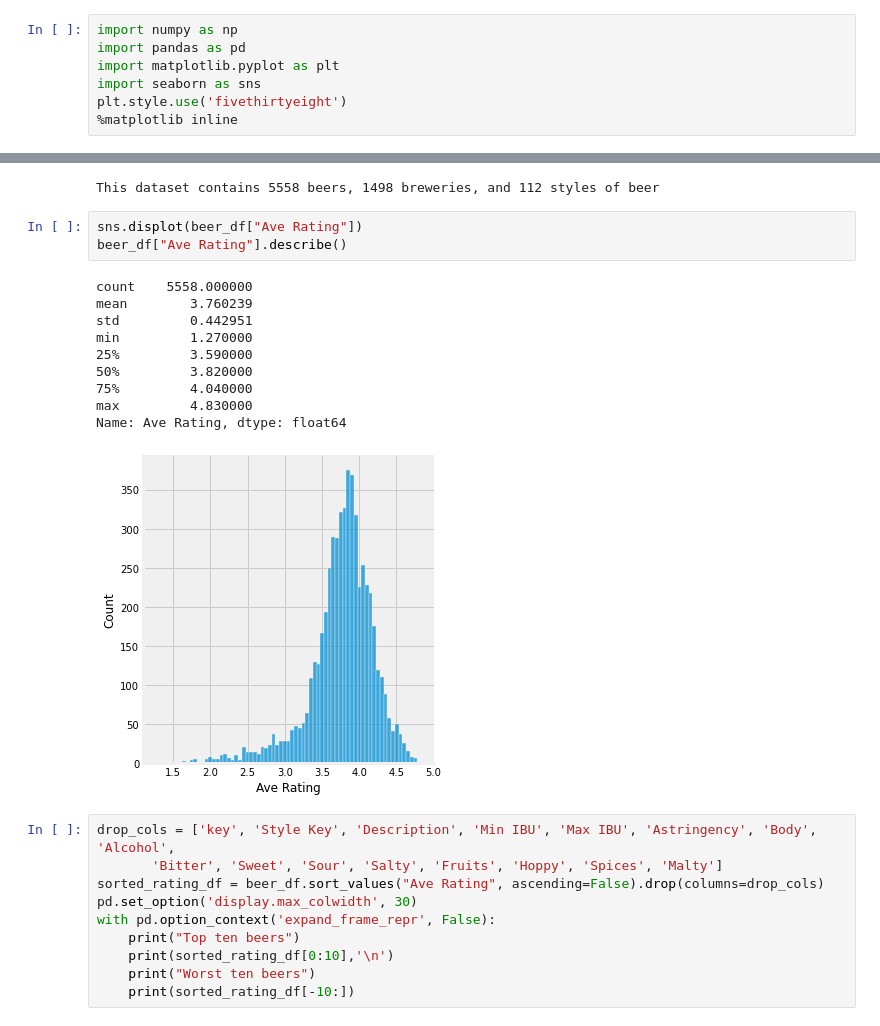
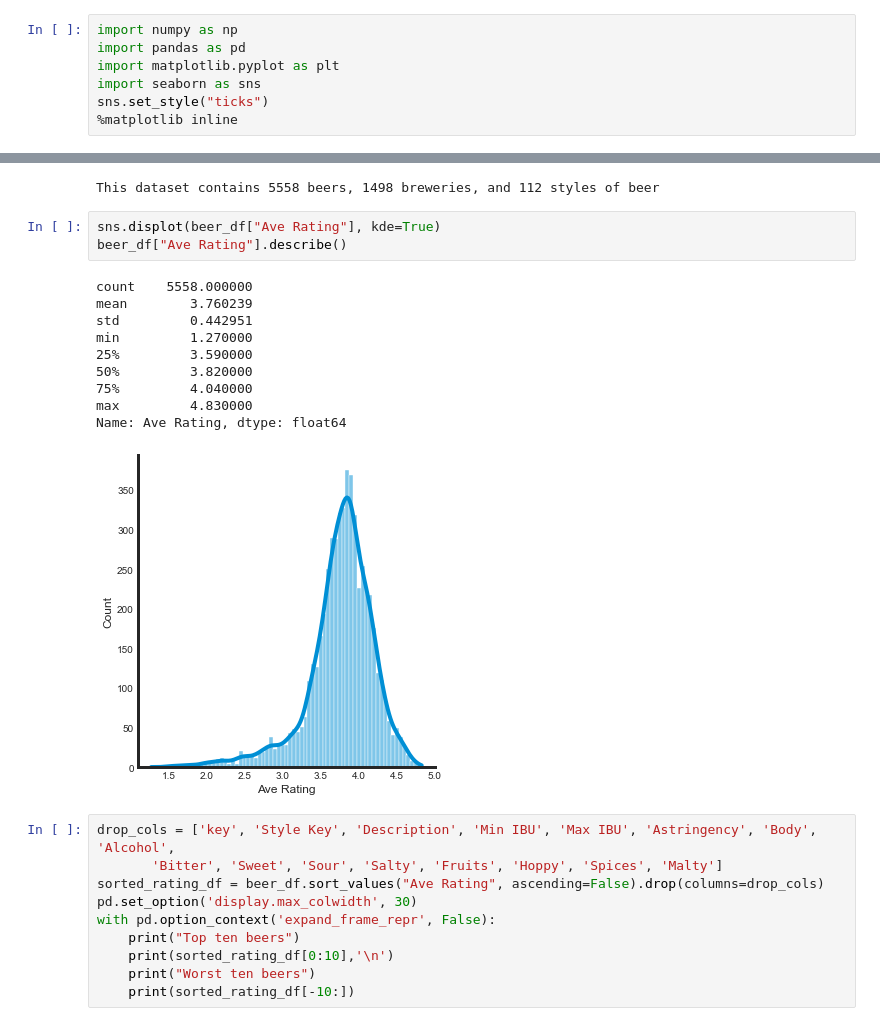
Before and after one commit to jmerali3/Beer_EDA, a Jupyter notebook: Beer_Exploration.ipynb, the cells around one changed output, grey strips where cells are left out. Cells and saved outputs as stored; diff of their text form.

Commit message:
Update plot styles

```diff
--- a/Beer_Exploration.ipynb
+++ b/Beer_Exploration.ipynb
@@ -5,7 +6,7 @@ import numpy as np
 import pandas as pd
 import matplotlib.pyplot as plt
 import seaborn as sns
-plt.style.use('fivethirtyeight')
+sns.set_style("ticks")
 %matplotlib inline
 # %%
 beer_df = pd.read_csv("beer_data_set.csv")
@@ -24,19 +25,19 @@ print(f"This dataset contains {len(beer_df)} beers, {num_brewery} breweries, and
 # %% [output]
 This dataset contains 5558 beers, 1498 breweries, and 112 styles of beer
 # %%
-sns.displot(beer_df["Ave Rating"])
+sns.displot(beer_df["Ave Rating"], kde=True)
 beer_df["Ave Rating"].describe()
 # %% [output]
 count    5558.000000
 mean        3.760239
 std         0.442951
 min         1.270000
 25%         3.590000
 50%         3.820000
 75%         4.040000
 max         4.830000
 Name: Ave Rating, dtype: float64
-[figure, old version]
+[figure, new version]
 # %%
 drop_cols = ['key', 'Style Key', 'Description', 'Min IBU', 'Max IBU', 'Astringency', 'Body', 'Alcohol',
        'Bitter', 'Sweet', 'Sour', 'Salty', 'Fruits', 'Hoppy', 'Spices', 'Malty']
```
Also changed, not shown: parts of 9 cells of this notebook.
